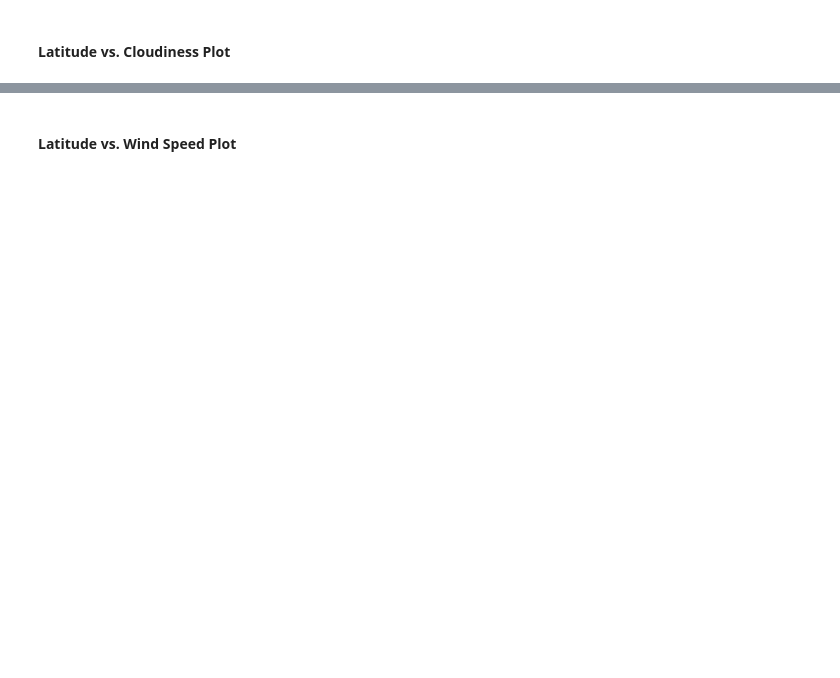
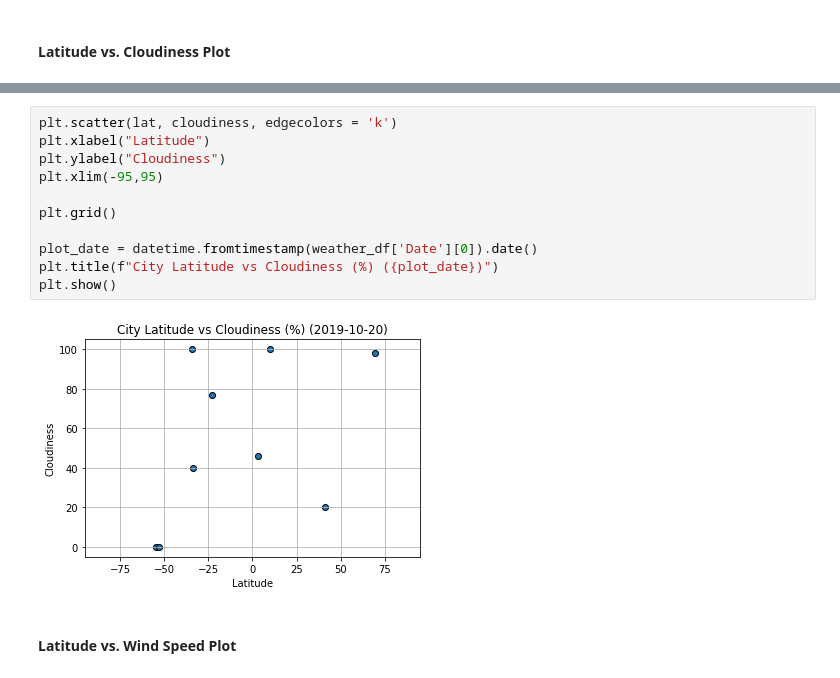
Before and after one commit to vitoperez117/Weather-Data-API-Requests-Pandas-Matplotlib, a Jupyter notebook: WeatherPy.ipynb, the cells around one changed output, grey strips where cells are left out. Saved outputs shown, nothing was run; the diff lists cells and outputs as text; blank space fills up the shorter version.

```diff
--- a/WeatherPy.ipynb
+++ b/WeatherPy.ipynb
@@ -195,2 +186,15 @@ plt.show()
+# %%
+plt.scatter(lat, cloudiness, edgecolors = 'k')
+plt.xlabel("Latitude")
+plt.ylabel("Cloudiness")
+plt.xlim(-95,95)
+
+plt.grid()
+
+plot_date = datetime.fromtimestamp(weather_df['Date'][0]).date()
+plt.title(f"City Latitude vs Cloudiness (%) ({plot_date})")
+plt.show()
+# %% [output]
+[figure, added]
 # %% [markdown]
 #### Latitude vs. Wind Speed Plot
```
Also changed, not shown: parts of 9 cells of this notebook, 2 other files.
